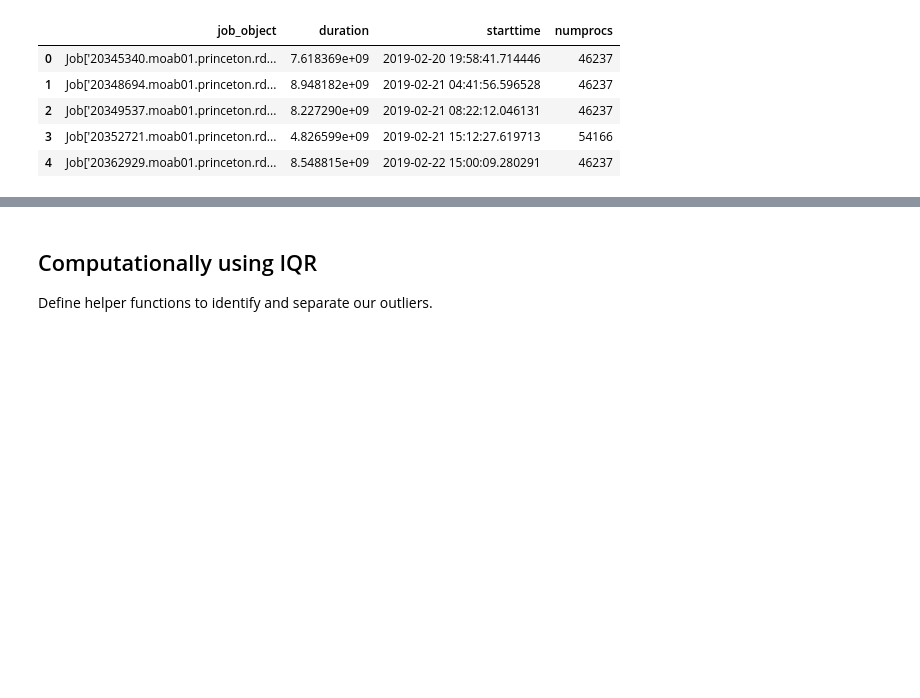
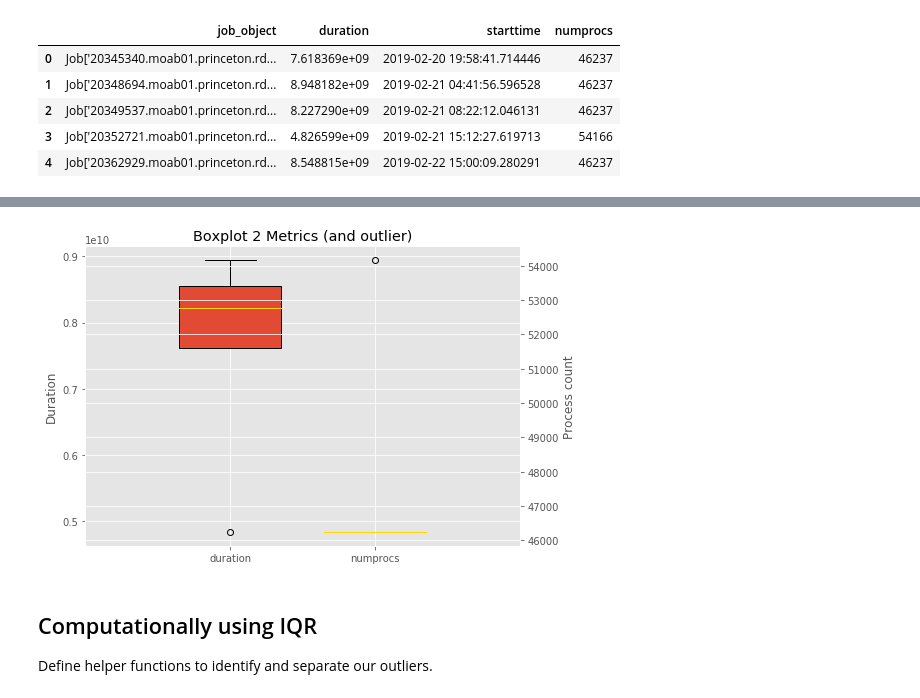
Before and after one commit to ilaflott/epmt, a Jupyter notebook: Outliers.ipynb, the cells around one changed output, grey strips where cells are left out. Cells and saved outputs as stored; diff of their text form; code cells hidden in the pictures; blank space fills up the shorter version.

```diff
--- a/Outliers.ipynb
+++ b/Outliers.ipynb
@@ -110,3 +115,21 @@ plt.show()
+# %%
+fig, ax1  = plt.subplots(figsize=(7.8, 5.51))
+props = dict(widths=0.7,patch_artist=True, medianprops=dict(color="gold"))
+box1=ax1.boxplot(df['duration'].values, positions=[0], **props)
+ax2 = ax1.twinx()
+box2=ax2.boxplot(df['numprocs'].values, positions=[1], **props)
+ax1.set_xlim(-1.0,2.0)
+ax1.set_xticks(range(2))
+ax1.set_xticklabels(['duration','numprocs'])
+for b in box1["boxes"]+box2["boxes"]:
+    b.set_facecolor(next(ax1._get_lines.prop_cycler)["color"])
+ax1.set_ylabel('Duration')
+ax2.set_ylabel('Process count')
+ax.set_ylabel('Duration')
+plt.title("Boxplot 2 Metrics (and outlier)")
+plt.show()
+# %% [output]
+[figure, added]
 # %% [markdown]
 ## Computationally using IQR
 
```
Also changed, not shown: parts of 40 cells of this notebook.
